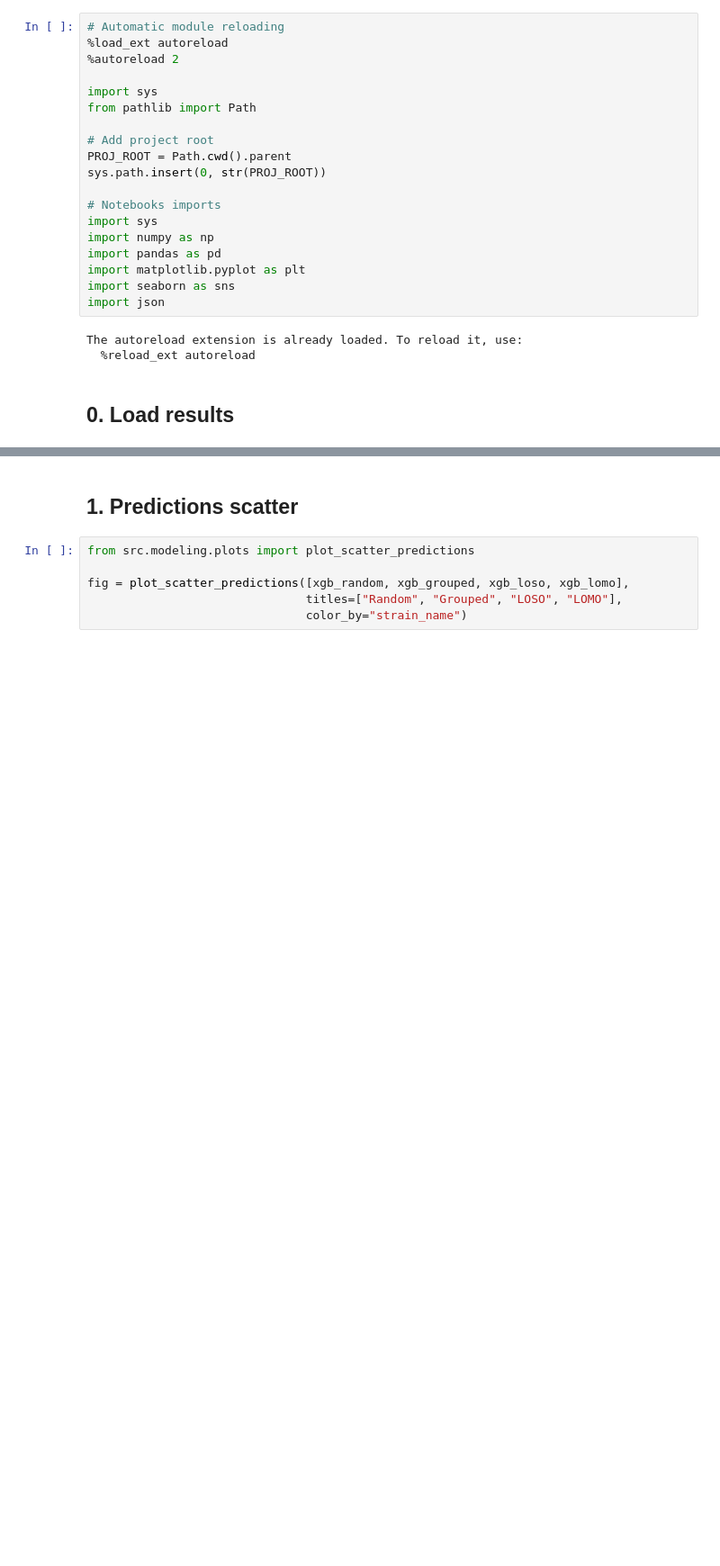
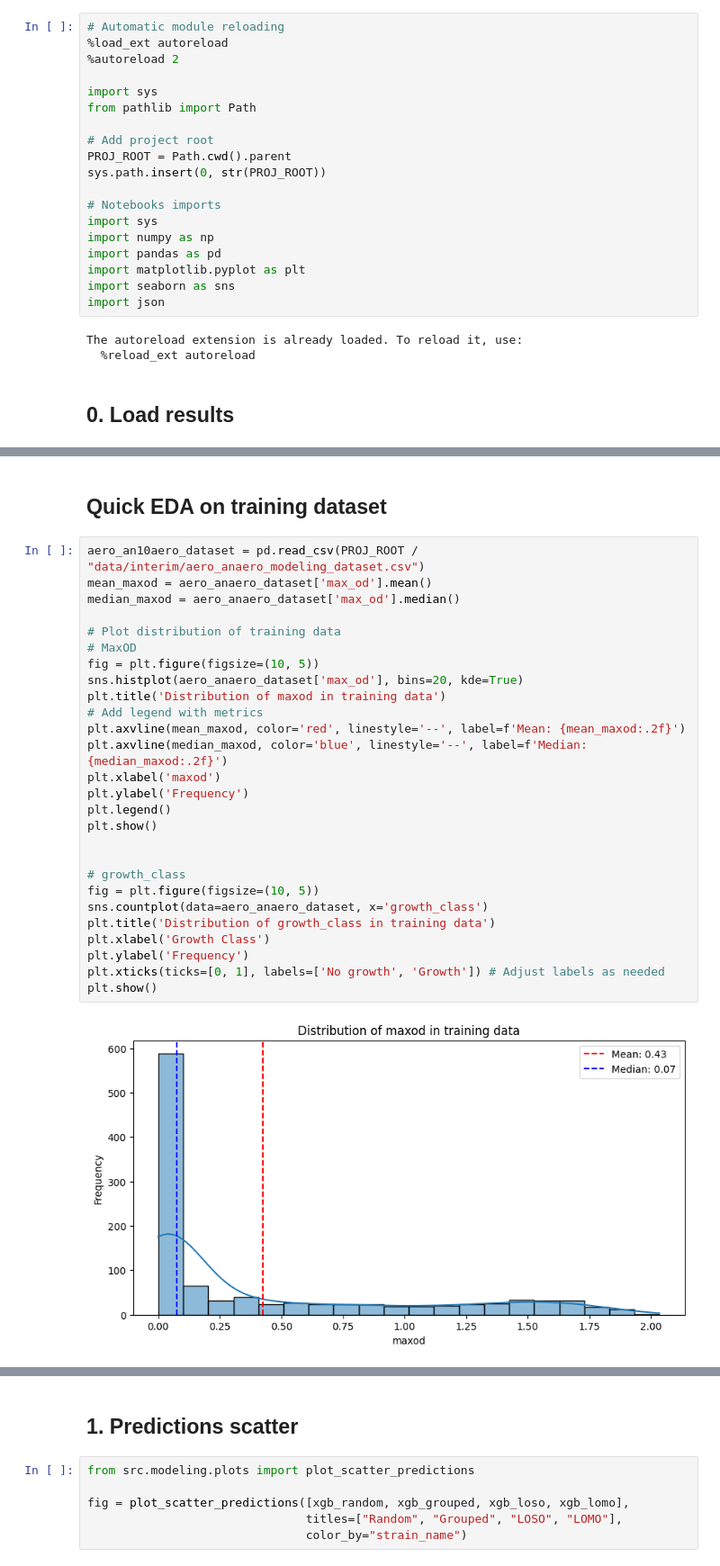
Before and after one commit to lyach/MAPLe, a Jupyter notebook: notebooks/04_modeling_results.ipynb, the cells around one changed output, grey strips where cells are left out. Shown at 90% size. Cells and saved outputs as stored; diff of their text form; blank space fills up the shorter version.

```diff
--- a/notebooks/04_modeling_results.ipynb
+++ b/notebooks/04_modeling_results.ipynb
@@ -36,3 +76,34 @@ xgb_random_metrics = json.load(open(PROJ_ROOT / "reports/maxod_aero_anaero_xgb_g
 xgb_grouped_metrics = json.load(open(PROJ_ROOT / "reports/maxod_aero_anaero_xgb_grouped/metrics.json"))
 xgb_loso_metrics = json.load(open(PROJ_ROOT / "reports/maxod_aero_anaero_xgb_loso/metrics.json"))
 xgb_lomo_metrics = json.load(open(PROJ_ROOT / "reports/maxod_aero_anaero_xgb_lomo/metrics.json"))
+# %% [markdown]
+## Quick EDA on training dataset
+# %%
+aero_an10aero_dataset = pd.read_csv(PROJ_ROOT / "data/interim/aero_anaero_modeling_dataset.csv")
+mean_maxod = aero_anaero_dataset['max_od'].mean()
+median_maxod = aero_anaero_dataset['max_od'].median()
+
+# Plot distribution of training data
+# MaxOD
+fig = plt.figure(figsize=(10, 5))
+sns.histplot(aero_anaero_dataset['max_od'], bins=20, kde=True)
+plt.title('Distribution of maxod in training data')
+# Add legend with metrics
+plt.axvline(mean_maxod, color='red', linestyle='--', label=f'Mean: {mean_maxod:.2f}')
+plt.axvline(median_maxod, color='blue', linestyle='--', label=f'Median: {median_maxod:.2f}')
+plt.xlabel('maxod')
+plt.ylabel('Frequency')
+plt.legend()
+plt.show()
+
+
+# growth_class
+fig = plt.figure(figsize=(10, 5))
+sns.countplot(data=aero_anaero_dataset, x='growth_class')
+plt.title('Distribution of growth_class in training data')
+plt.xlabel('Growth Class')
+plt.ylabel('Frequency')
+plt.xticks(ticks=[0, 1], labels=['No growth', 'Growth']) # Adjust labels as needed
+plt.show()
+# %% [output]
+[figure, added]
```
Also changed, not shown: parts of 17 cells of this notebook, 5 other files.
